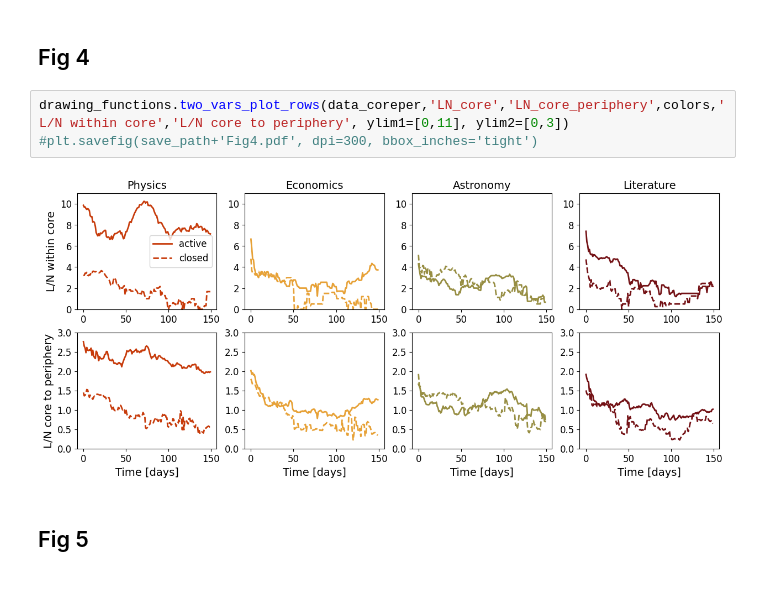
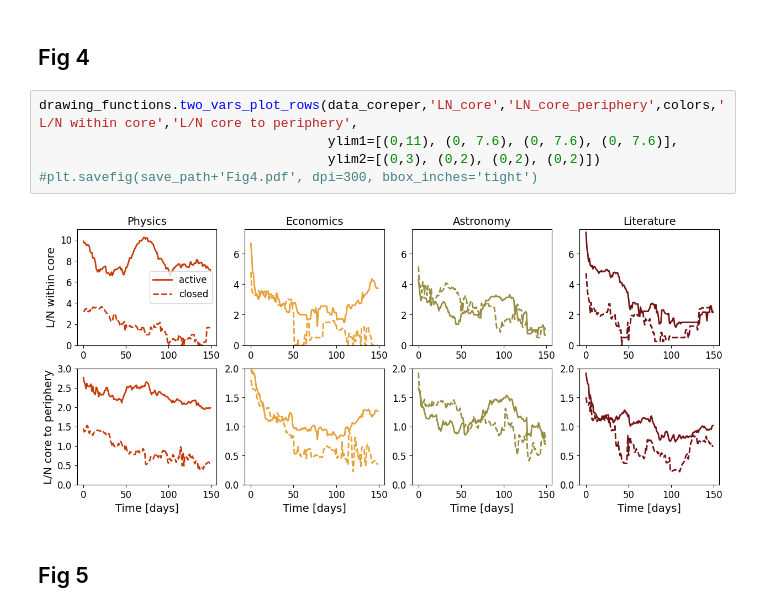
Before and after one commit to ana-vranic/Stack-Exchange-communities, a Jupyter notebook: Figures-ylimits.ipynb, the cells around one changed output. Cells and saved outputs as stored; diff of their text form.

```diff
--- a/Figures-ylimits.ipynb
+++ b/Figures-ylimits.ipynb
@@ -64,10 +64,12 @@ drawing_functions.single_variable_plot_square(data_nets,'Clustering_coef',colors
 # %% [markdown]
 ## Fig 4
 # %%
-drawing_functions.two_vars_plot_rows(data_coreper,'LN_core','LN_core_periphery',colors,'L/N within core','L/N core to periphery', ylim1=[0,11], ylim2=[0,3])
+drawing_functions.two_vars_plot_rows(data_coreper,'LN_core','LN_core_periphery',colors,'L/N within core','L/N core to periphery',
+                                     ylim1=[(0,11), (0, 7.6), (0, 7.6), (0, 7.6)],
+                                     ylim2=[(0,3), (0,2), (0,2), (0,2)])
 #plt.savefig(save_path+'Fig4.pdf', dpi=300, bbox_inches='tight')
 # %% [output]
-[figure, old version]
+[figure, new version]
 # %% [markdown]
 ## Fig 5
 # %%
```
Also changed, not shown: parts of 3 cells of this notebook, 2 other files.
